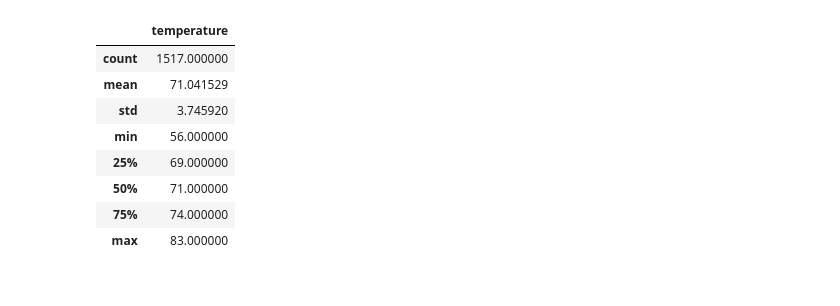
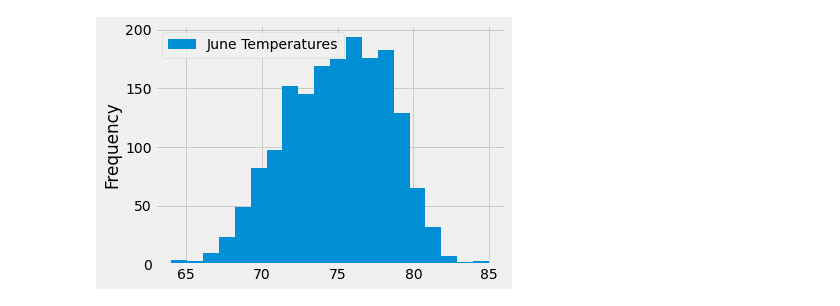
Before and after one commit to SohaT7/Surfs_Up, a Jupyter notebook: SurfsUp_analysis.ipynb, the cells around one changed output. Drawn from its saved outputs; the diff is of its cells as text; code cells hidden in the pictures.

```diff
--- a/SurfsUp_analysis.ipynb
+++ b/SurfsUp_analysis.ipynb
@@ -51,3 +40,6 @@ session.query(Measurement.date, Measurement.tobs).filter(extract('month', Measur
 # %%
 #  3. Convert the June temperatures to a list.
-results = session.query(Measurement.date, Measurement.tobs).filter(extract('month', Measurement.date)==6).all()
+results_june = session.query(Measurement.date, Measurement.tobs).\
+    filter(extract('month', Measurement.date)==6).all()
+# Print the list
+print(results_june)
@@ -53,0 +48,12 @@ results = session.query(Measurement.date, Measurement.tobs).filter(extract('mont
+# %%
+# 4. Create a DataFrame from the list of temperatures for the month of June.
+df_june = pd.DataFrame(results_june, columns=['Date', 'June Temperatures'])
+
+# Set the index to Date column
+df_june.set_index(df_june['Date'], inplace=False)
+
+# Print the DataFrame
+df_june
+
+# To print all of it
+# print(df_june.to_string(index=False))
@@ -101,13 +145,11 @@ df.set_index(df['date'], inplace=True)
-# %%
-# 9. Calculate and print out the summary statistics for the Decemeber temperature DataFrame.
-df.describe()
-# %% [output]
-|  | temperature |
-| count | 1517.000000 |
-| mean | 71.041529 |
-| std | 3.745920 |
-| min | 56.000000 |
-| 25% | 69.000000 |
-| 50% | 71.000000 |
-| 75% | 74.000000 |
-| max | 83.000000 |
+# %%
+%matplotlib inline
+from matplotlib import style
+style.use('fivethirtyeight')
+import matplotlib.pyplot as plt
+# %%
+# Plot out the temperatures for June
+df_june.plot.hist(bins = 20)
+plt.tight_layout()
+# %% [output]
+[figure, added]
```
Also changed, not shown: parts of 16 cells of this notebook.
